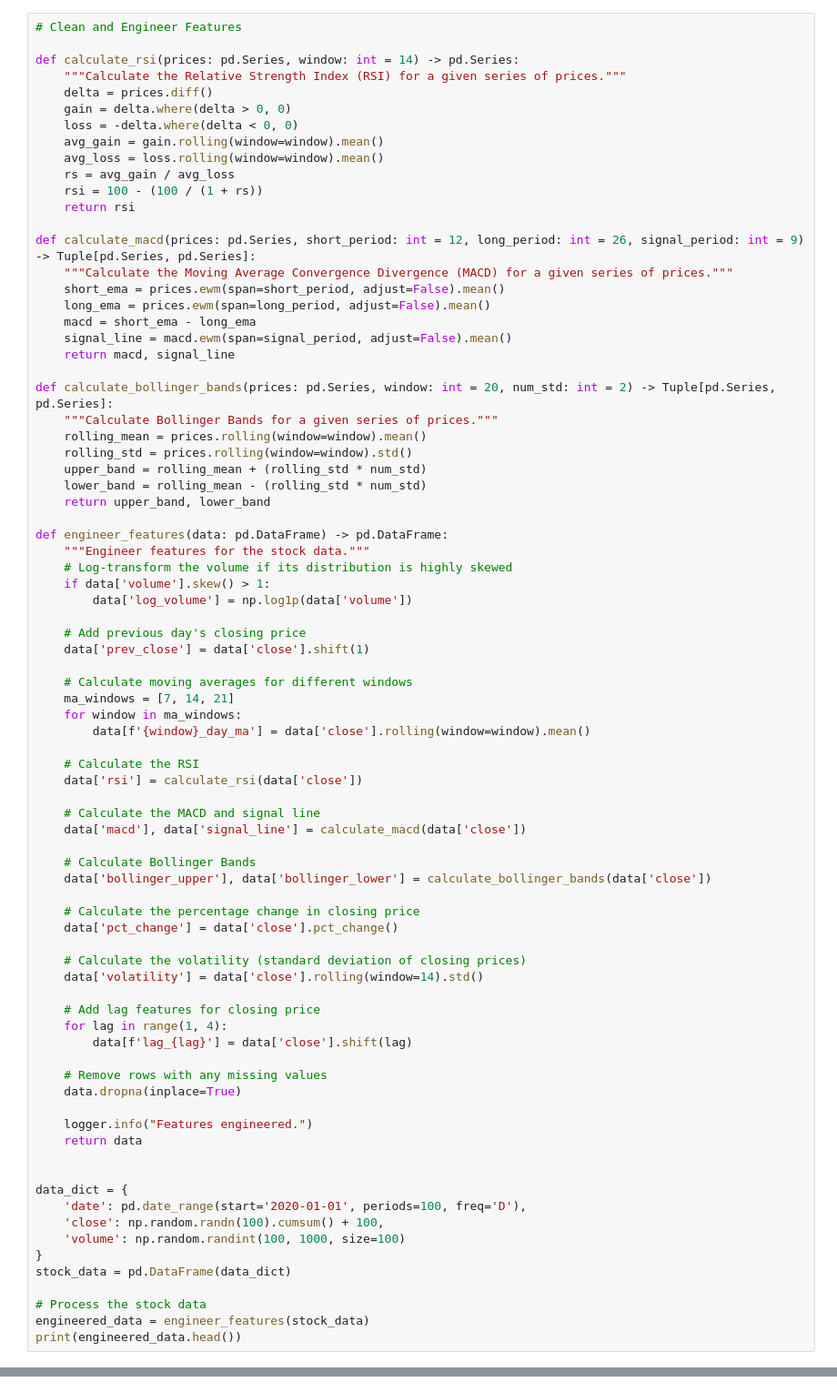
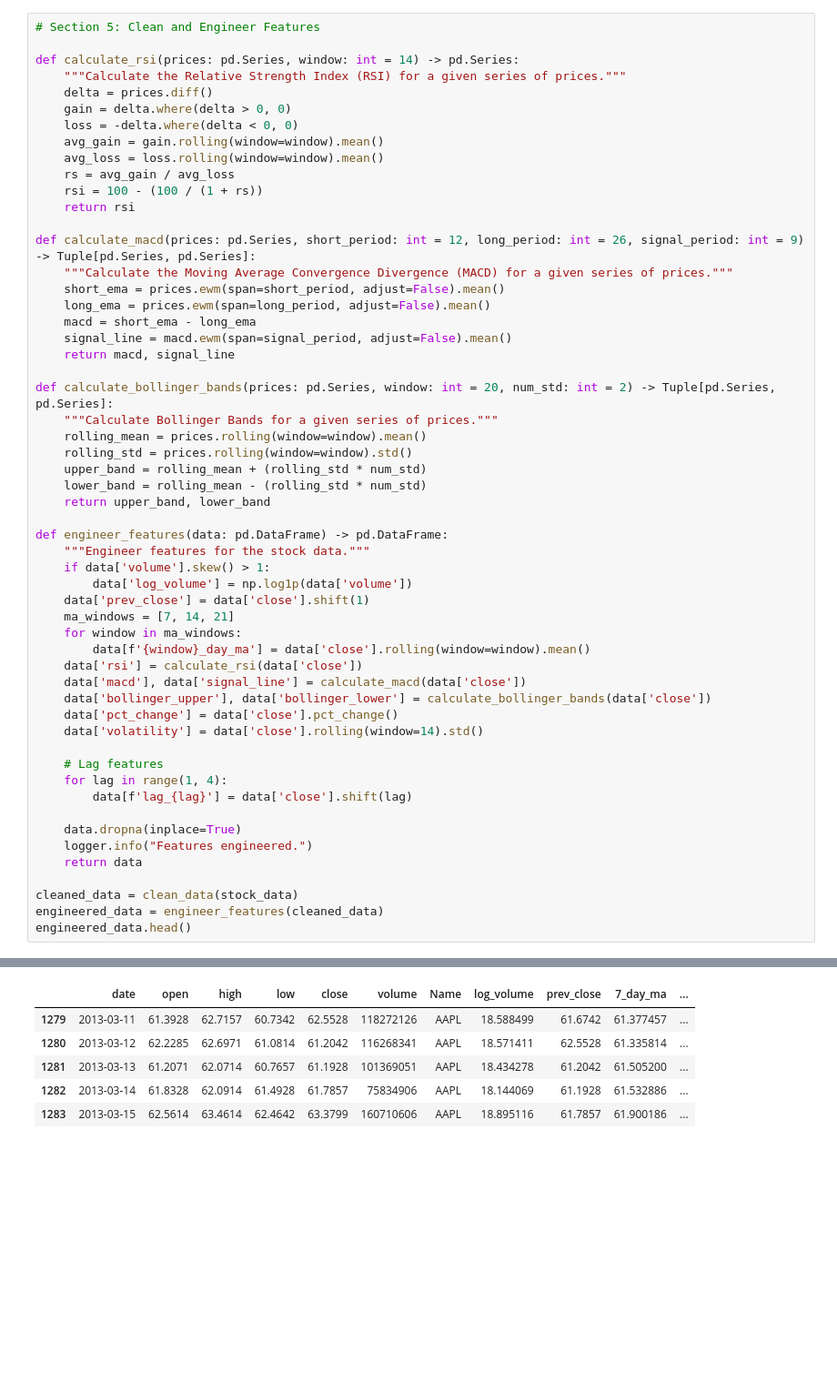
Before and after one commit to wael85/MAL1_Project, a Jupyter notebook: 500.ipynb, the cells around one changed output, grey strips where cells are left out. Shown at 91% size. Drawn from its saved outputs; the diff is of its cells as text; blank space fills up the shorter version.

```diff
--- a/500.ipynb
+++ b/500.ipynb
@@ -143,5 +152,5 @@ NameError: name 'pd' is not defined
 # %%
-# Clean and Engineer Features
+# Section 5: Clean and Engineer Features
 
 def calculate_rsi(prices: pd.Series, window: int = 14) -> pd.Series:
     """Calculate the Relative Strength Index (RSI) for a given series of prices."""
@@ -172,51 +181,27 @@ def calculate_bollinger_bands(prices: pd.Series, window: int = 20, num_std: int
 
 def engineer_features(data: pd.DataFrame) -> pd.DataFrame:
     """Engineer features for the stock data."""
-    # Log-transform the volume if its distribution is highly skewed
     if data['volume'].skew() > 1:
         data['log_volume'] = np.log1p(data['volume'])
-
-    # Add previous day's closing price
     data['prev_close'] = data['close'].shift(1)
-
-    # Calculate moving averages for different windows
     ma_windows = [7, 14, 21]
     for window in ma_windows:
         data[f'{window}_day_ma'] = data['close'].rolling(window=window).mean()
-
-    # Calculate the RSI
     data['rsi'] = calculate_rsi(data['close'])
-
-    # Calculate the MACD and signal line
     data['macd'], data['signal_line'] = calculate_macd(data['close'])
-
-    # Calculate Bollinger Bands
     data['bollinger_upper'], data['bollinger_lower'] = calculate_bollinger_bands(data['close'])
-
-    # Calculate the percentage change in closing price
     data['pct_change'] = data['close'].pct_change()
-
-    # Calculate the volatility (standard deviation of closing prices)
     data['volatility'] = data['close'].rolling(window=14).std()
 
-    # Add lag features for closing price
+    # Lag features
     for lag in range(1, 4):
         data[f'lag_{lag}'] = data['close'].shift(lag)
 
-    # Remove rows with any missing values
     data.dropna(inplace=True)
-
     logger.info("Features engineered.")
     return data
 
-
-data_dict = {
-    'date': pd.date_range(start='2020-01-01', periods=100, freq='D'),
-    'close': np.random.randn(100).cumsum() + 100,
-    'volume': np.random.randint(100, 1000, size=100)
-}
-stock_data = pd.DataFrame(data_dict)
-
-# Process the stock data
-engineered_data = engineer_features(stock_data)
-print(engineered_data.head())
+cleaned_data = clean_data(stock_data)
+engineered_data = engineer_features(cleaned_data)
+engineered_data.head()
+# %% [output]
@@ -222,0 +210,6 @@ print(engineered_data.head())
+|  | date | open | high | low | close | volume | Name | log_volume | prev_close | 7_day_ma | ... |
+| 1279 | 2013-03-11 | 61.3928 | 62.7157 | 60.7342 | 62.5528 | 118272126 | AAPL | 18.588499 | 61.6742 | 61.377457 | ... |
+| 1280 | 2013-03-12 | 62.2285 | 62.6971 | 61.0814 | 61.2042 | 116268341 | AAPL | 18.571411 | 62.5528 | 61.335814 | ... |
+| 1281 | 2013-03-13 | 61.2071 | 62.0714 | 60.7657 | 61.1928 | 101369051 | AAPL | 18.434278 | 61.2042 | 61.505200 | ... |
+| 1282 | 2013-03-14 | 61.8328 | 62.0914 | 61.4928 | 61.7857 | 75834906 | AAPL | 18.144069 | 61.1928 | 61.532886 | ... |
+| 1283 | 2013-03-15 | 62.5614 | 63.4614 | 62.4642 | 63.3799 | 160710606 | AAPL | 18.895116 | 61.7857 | 61.900186 | ... |
```
Also changed, not shown: parts of 16 cells of this notebook, 1 other file.
